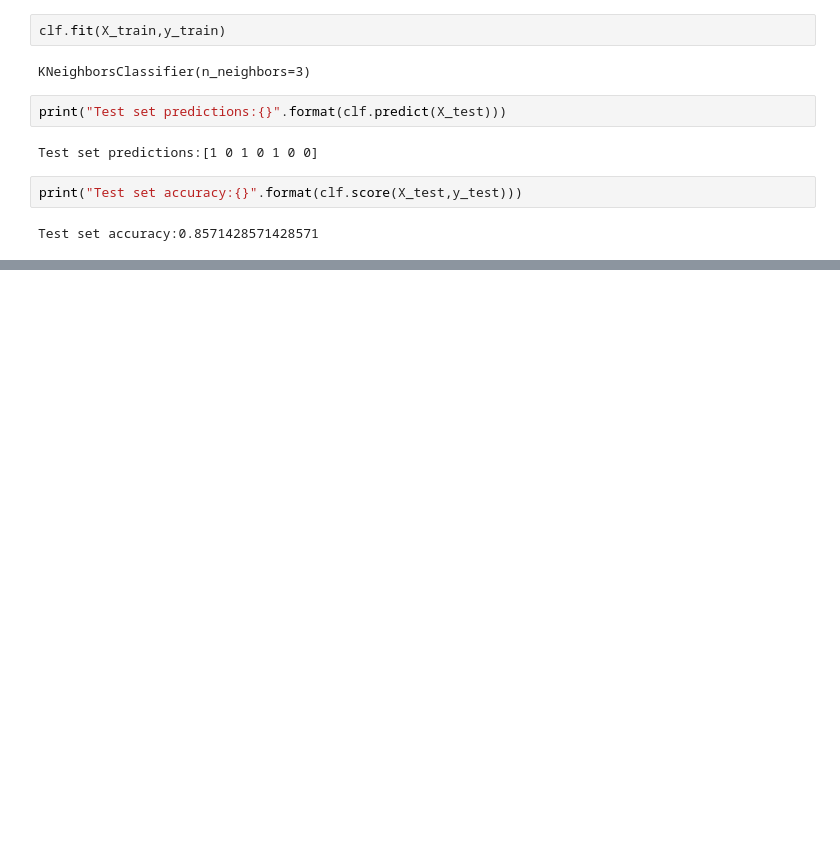
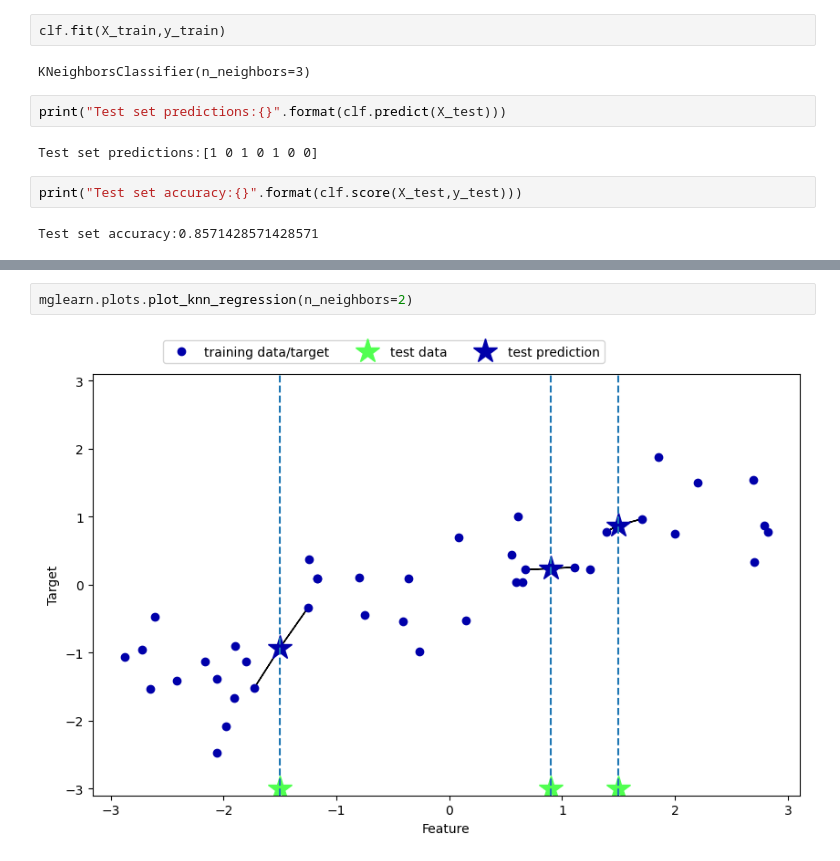
Before and after one commit to patilhumesh88-spec/ML_python, a Jupyter notebook: Chp_2.ipynb, the cells around one changed output, grey strips where cells are left out. Saved outputs shown, nothing was run; the diff lists cells and outputs as text; blank space fills up the shorter version.

```diff
--- a/Chp_2.ipynb
+++ b/Chp_2.ipynb
@@ -140,0 +186,4 @@ Test set accuracy:0.8571428571428571
+# %%
+mglearn.plots.plot_knn_regression(n_neighbors=2)
+# %% [output]
+[figure, added]
```
Also changed, not shown: parts of 11 cells of this notebook.
